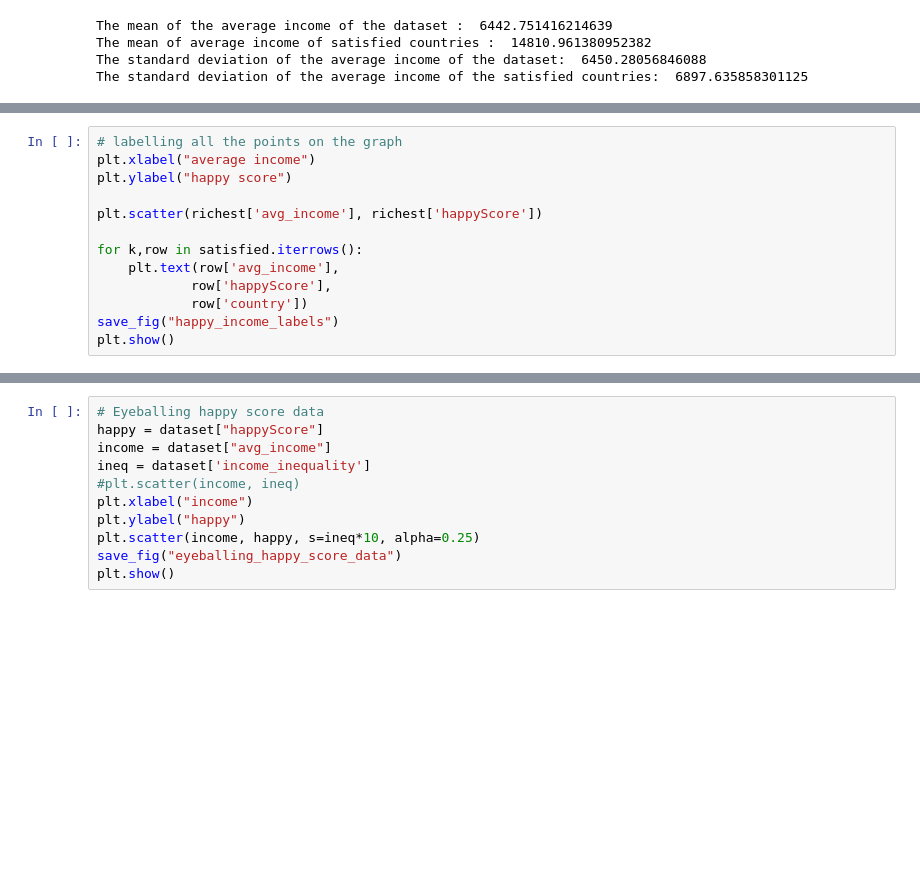
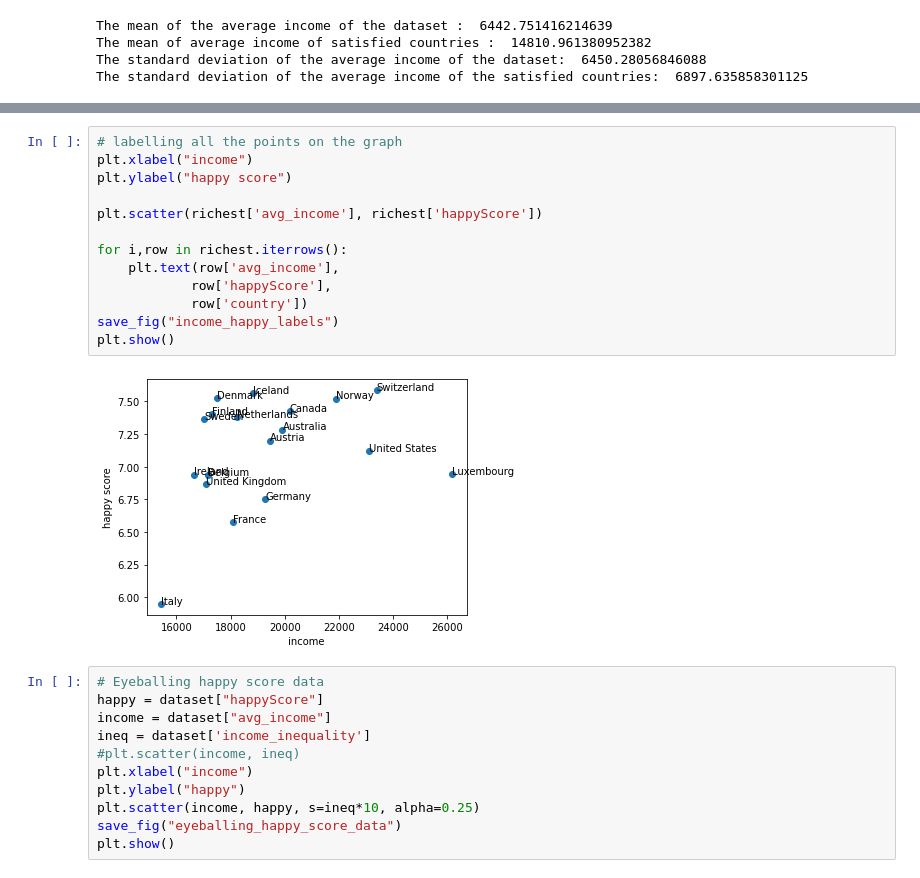
Before and after one commit to AiJared/Data-Science-1-Happy-Income-Score, a Jupyter notebook: Happy Income Score.ipynb, the cells around one changed output, grey strips where cells are left out. Saved outputs shown, nothing was run; the diff lists cells and outputs as text; blank space fills up the shorter version.

```diff
--- a/Happy Income Score.ipynb
+++ b/Happy Income Score.ipynb
@@ -217,13 +131,0 @@ plt.show()
-# %%
-# labelling all the points on the graph
-plt.xlabel("average income")
-plt.ylabel("happy score")
-
-plt.scatter(richest['avg_income'], richest['happyScore'])
-
-for k,row in satisfied.iterrows():
-    plt.text(row['avg_income'],
-            row['happyScore'],
-            row['country'])
-save_fig("happy_income_labels")
-plt.show()
@@ -232,3 +217,18 @@ plt.show()
+# %%
+# labelling all the points on the graph
+plt.xlabel("income")
+plt.ylabel("happy score")
+
+plt.scatter(richest['avg_income'], richest['happyScore'])
+
+for i,row in richest.iterrows():
+    plt.text(row['avg_income'],
+            row['happyScore'],
+            row['country'])
+save_fig("income_happy_labels")
+plt.show()
+# %% [output]
+[figure, added]
 # %%
 # Eyeballing happy score data
 happy = dataset["happyScore"]
```
Also changed, not shown: parts of 18 cells of this notebook, 4 other files.
